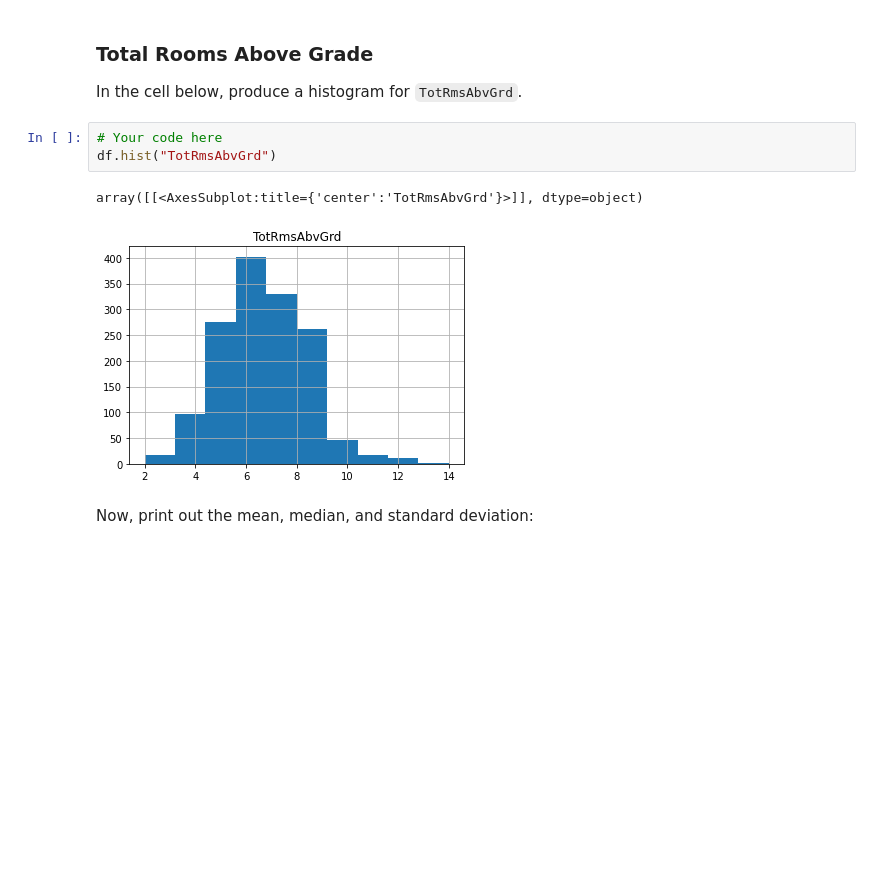
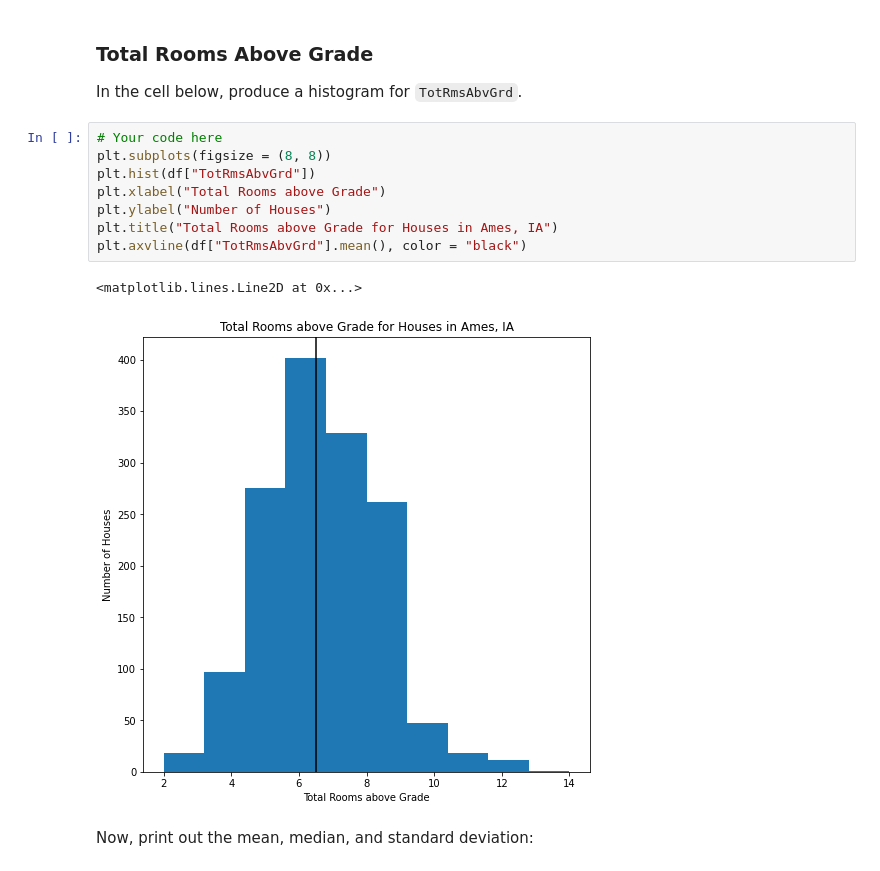
Before and after one commit to jbaumgit/dsc-pandas-eda-lab, a Jupyter notebook: index.ipynb, the cells around one changed output. Saved outputs shown, nothing was run; the diff lists cells and outputs as text; blank space fills up the shorter version.

```diff
--- a/index.ipynb
+++ b/index.ipynb
@@ -195,12 +201,17 @@ The mean is skewed to the right because of the more expensive homes. Average sal
 ### Total Rooms Above Grade
 
 In the cell below, produce a histogram for `TotRmsAbvGrd`.
-# %%
-# Your code here
-df.hist("TotRmsAbvGrd")
-# %% [output]
-array([[<AxesSubplot:title={'center':'TotRmsAbvGrd'}>]], dtype=object)
-[figure, removed]
+# %%
+# Your code here
+plt.subplots(figsize = (8, 8))
+plt.hist(df["TotRmsAbvGrd"])
+plt.xlabel("Total Rooms above Grade")
+plt.ylabel("Number of Houses")
+plt.title("Total Rooms above Grade for Houses in Ames, IA")
+plt.axvline(df["TotRmsAbvGrd"].mean(), color = "black")
+# %% [output]
+<matplotlib.lines.Line2D at 0x...>
+[figure, added]
 # %% [markdown]
 Now, print out the mean, median, and standard deviation:
 # %%
```
Also changed, not shown: parts of 5 cells of this notebook.
